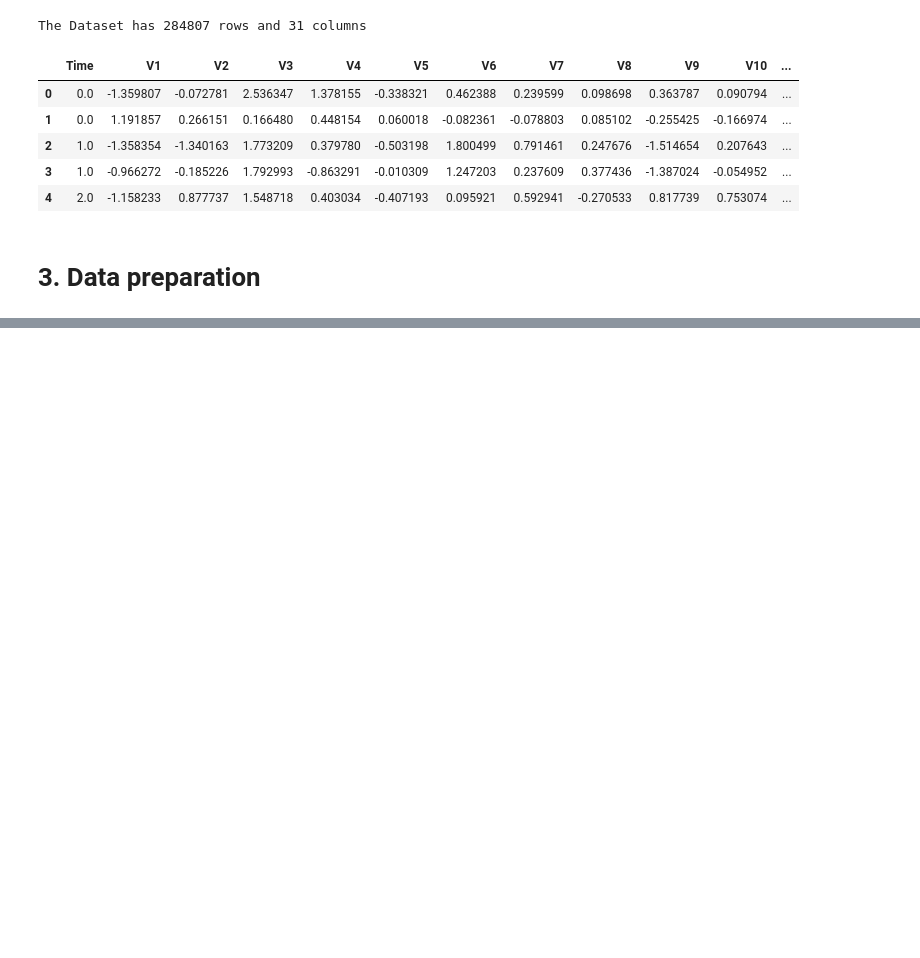
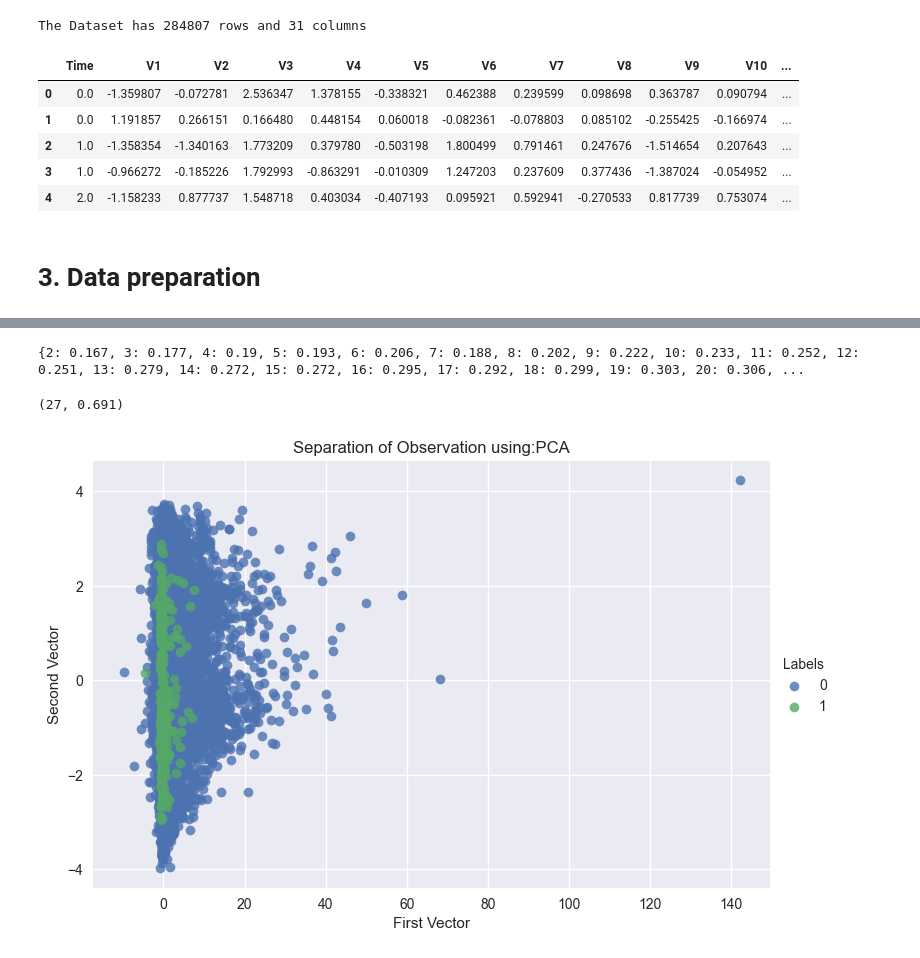
Before and after one commit to rakeshku93/machineLearningProjects, a Jupyter notebook: unsupervised_handson/Ch-4 Anomaly Detection/ch4_fraud_detection.ipynb, the cells around one changed output, grey strips where cells are left out. Drawn from its saved outputs; the diff is of its cells as text; code cells hidden in the pictures; blank space fills up the shorter version.

Commit message:
updated fraud detection using PCA

```diff
--- a/unsupervised_handson/Ch-4 Anomaly Detection/ch4_fraud_detection.ipynb
+++ b/unsupervised_handson/Ch-4 Anomaly Detection/ch4_fraud_detection.ipynb
@@ -145,0 +149,17 @@ build a good fraud detection system**
+# %%
+def scatter_plot(x_pca, true_label, algoName=None):
+    # fetch the first-two principal components of pca
+    first_two_vecs = x_pca.iloc[:, 0:2]
+    tempDF = pd.concat([first_two_vecs, true_label], axis=1)
+    tempDF.columns = ["First Vector", "Second Vector", "Labels"]
+
+    sns.lmplot(data=tempDF,
+               x="First Vector",
+               y="Second Vector",
+               hue="Labels",
+               fit_reg=False,
+               height=5,
+               aspect=1.5
+               )
+    plt.title("Separation of Observation using:"+algoName)
+    plt.show()
@@ -145,0 +227,53 @@ build a good fraud detection system**
+# %%
+def determine_optimal_n_value(y_train, n_components_start=2, n_components_end=29, random_state=2018):
+    avg_precision_scores = {}
+
+    for idx, n_components in enumerate(range(n_components_start, n_components_end), start=3):
+        pca = PCA(n_components=n_components,
+                  whiten=True,
+                  random_state=random_state)
+
+        X_train_iter_pca = pca.fit_transform(X_train)
+        X_train_iter_pca_reverse = pca.inverse_transform(X_train_iter_pca)
+
+        X_train_iter_pca = pd.DataFrame(data=X_train_iter_pca, index=X_train.index)
+        X_train_iter_pca_reverse = pd.DataFrame(data=X_train_iter_pca_reverse, index=X_train.index)
+
+        anomalyScoresIterPCA = anomaly_score(X_train, X_train_iter_pca_reverse) # orginalDF, reducedDF
+
+        predsIter = pd.concat([y_train, anomalyScoresIterPCA], axis=1)
+        predsIter.columns = ["TrueLabel", "AnomalyScore"]
+
+        avg_pr_score = metrics.average_precision_score(predsIter["TrueLabel"], predsIter["AnomalyScore"])
+        avg_precision_scores[n_components] = round(avg_pr_score, 3)
+
+    return avg_precision_scores
+
+avg_precision_scores = determine_optimal_n_value(y_train)
+print(avg_precision_scores)
+# %% [output]
+{2: 0.167, 3: 0.177, 4: 0.19, 5: 0.193, 6: 0.206, 7: 0.188, 8: 0.202, 9: 0.222, 10: 0.233, 11: 0.252, 12: 0.251, 13: 0.279, 14: 0.272, 15: 0.272, 16: 0.295, 17: 0.292, 18: 0.299, 19: 0.303, 20: 0.306, ...
+# %%
+# The best n_components:
+max(avg_precision_scores.items(), key=lambda v: v[1])
+# %% [output]
+(27, 0.691)
+# %%
+# 27 principal components
+from sklearn.decomposition import PCA
+
+n_components = 27
+whiten = False
+random_state = 2018
+
+pca = PCA(n_components=n_components, whiten=whiten, random_state=random_state)
+
+X_train_PCA = pca.fit_transform(X_train)
+X_train_PCA = pd.DataFrame(data=X_train_PCA, index=X_train.index)
+
+X_train_PCA_inverse = pca.inverse_transform(X_train_PCA)
+X_train_PCA_inverse = pd.DataFrame(data=X_train_PCA_inverse, index=X_train.index)
+
+scatter_plot(X_train_PCA, y_train, "PCA")
+# %% [output]
+[figure, added]
```
Also changed, not shown: parts of 24 cells of this notebook.
